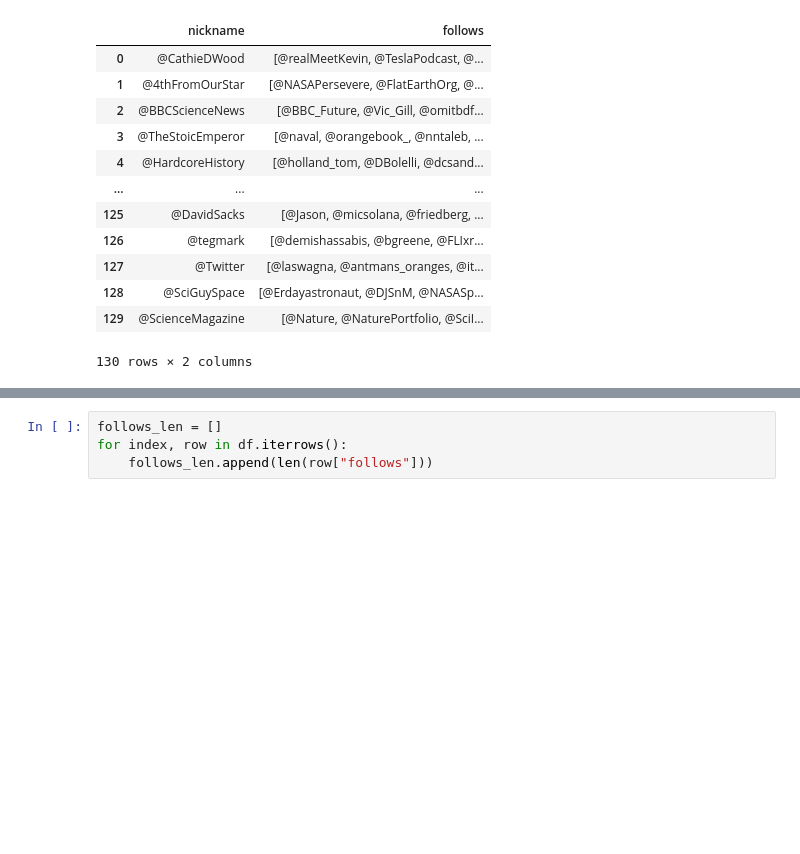
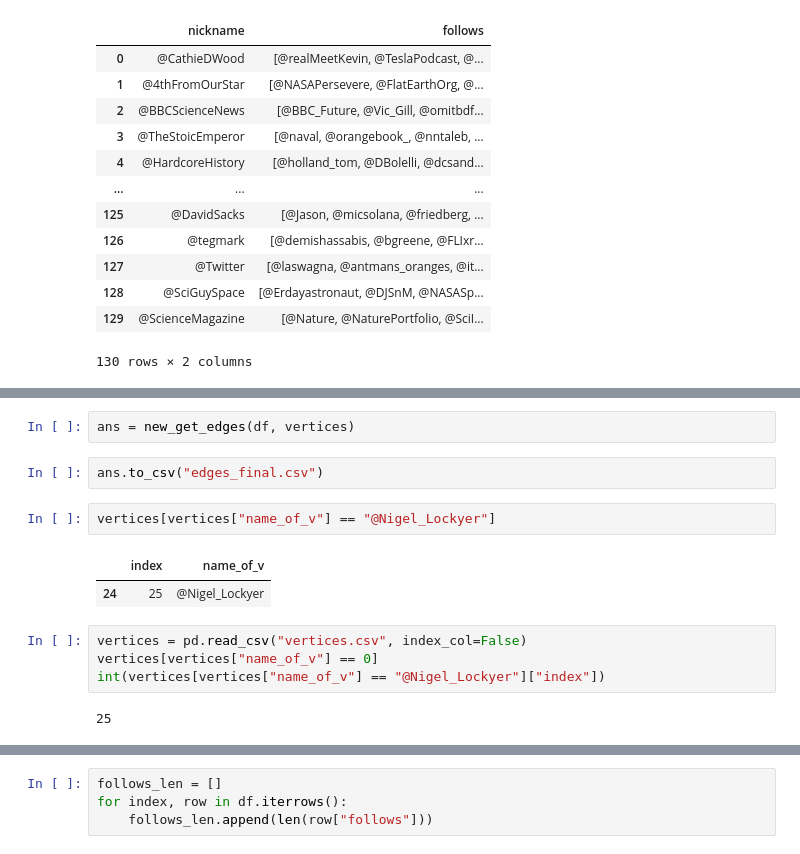
Before and after one commit to Arsenchius/graphs, a Jupyter notebook: draw_graph.ipynb, the cells around one changed output, grey strips where cells are left out. Cells and saved outputs as stored; diff of their text form; blank space fills up the shorter version.

```diff
--- a/draw_graph.ipynb
+++ b/draw_graph.ipynb
@@ -45,0 +68,15 @@ df
+# %%
+ans = new_get_edges(df, vertices)
+# %%
+ans.to_csv("edges_final.csv")
+# %%
+vertices[vertices["name_of_v"] == "@Nigel_Lockyer"]
+# %% [output]
+|  | index | name_of_v |
+| 24 | 25 | @Nigel_Lockyer |
+# %%
+vertices = pd.read_csv("vertices.csv", index_col=False)
+vertices[vertices["name_of_v"] == 0]
+int(vertices[vertices["name_of_v"] == "@Nigel_Lockyer"]["index"])
+# %% [output]
+25
```
Also changed, not shown: parts of 20 cells of this notebook, 5 other files.
